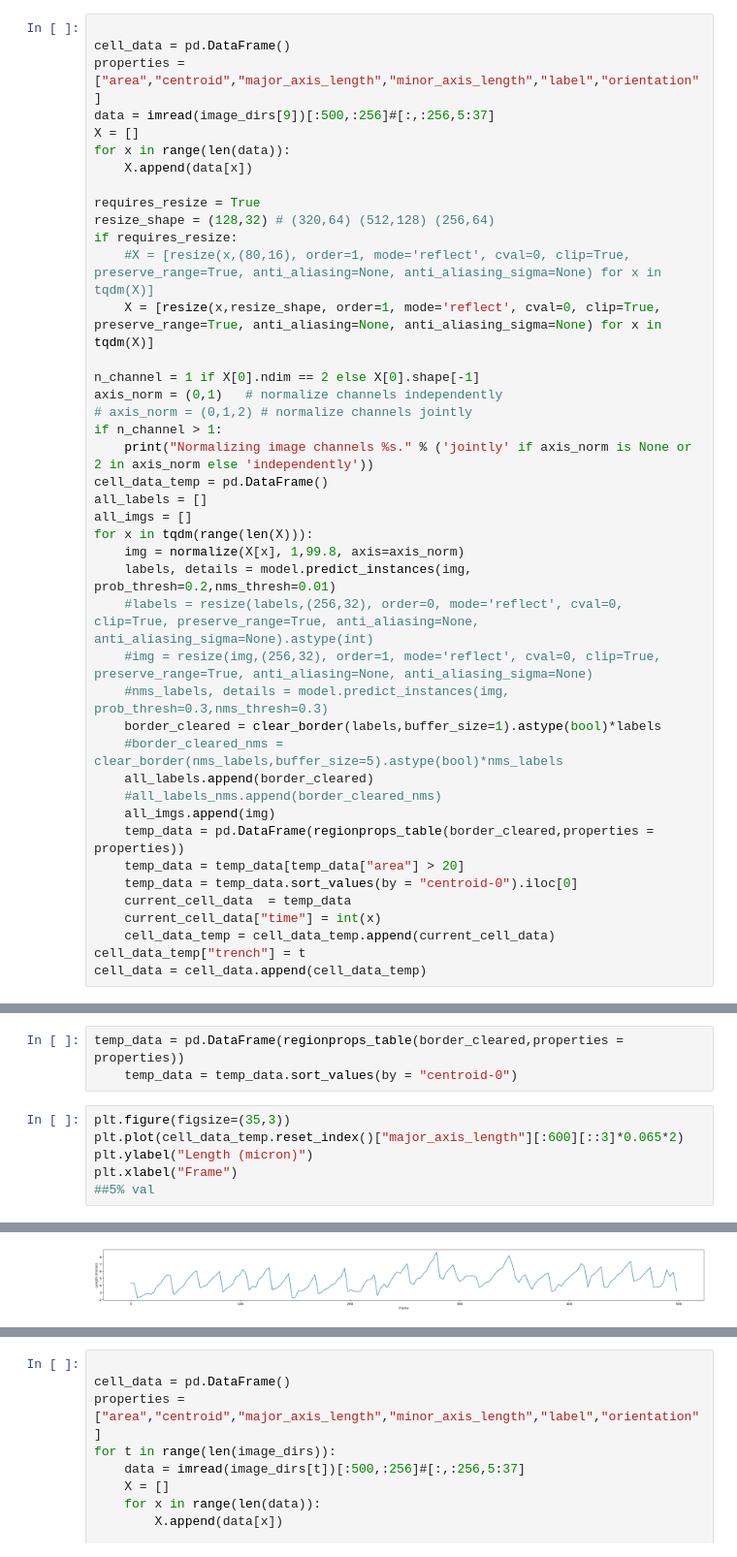
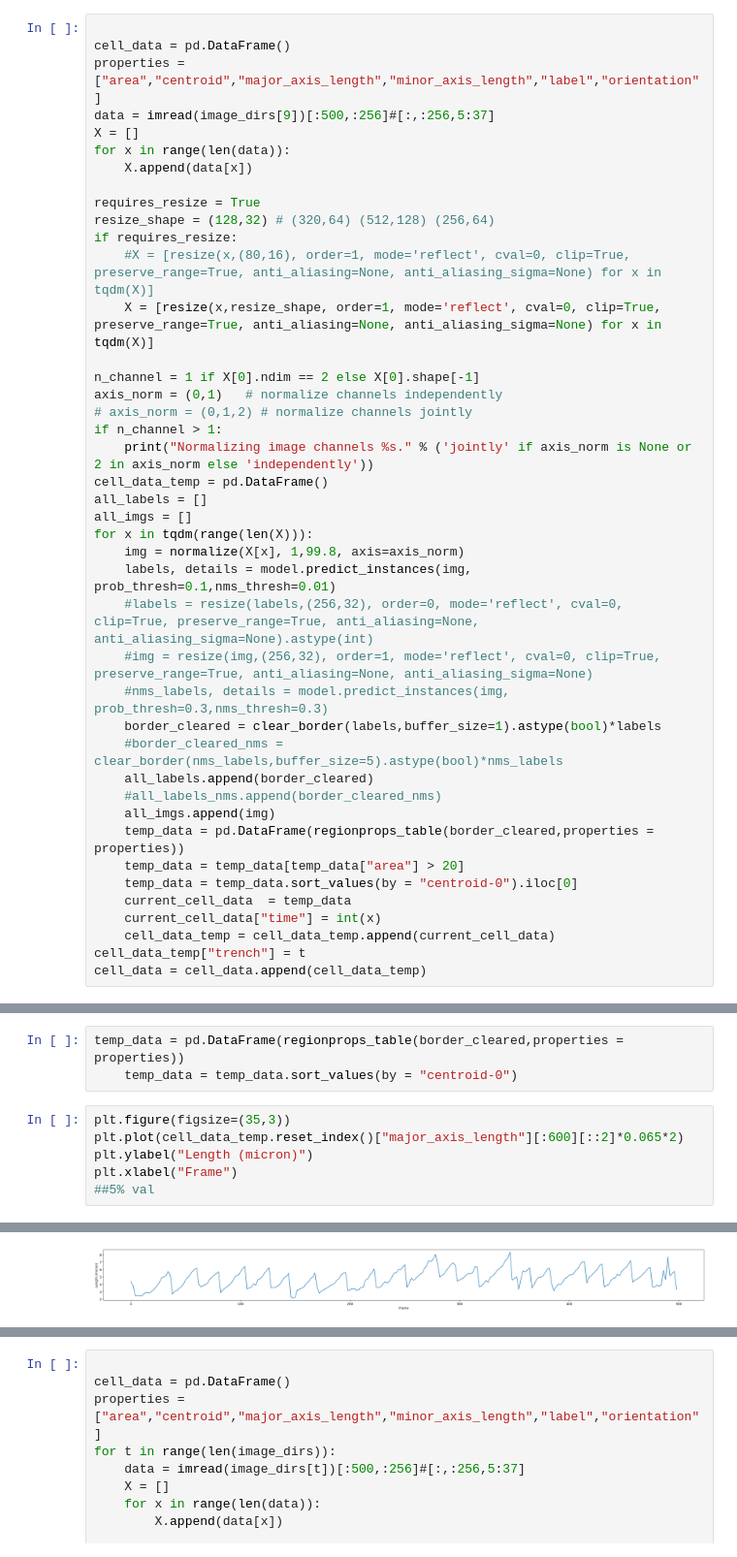
Before and after one commit to georgeoshardo/SyMBac, a Jupyter notebook: examples/deep_learning/StarDist/stardist_predict_100x_oil.ipynb, the cells around one changed output, grey strips where cells are left out. Shown: that part at 97% size. Saved outputs shown, nothing was run; the diff lists cells and outputs as text.

```diff
--- a/examples/deep_learning/StarDist/stardist_predict_100x_oil.ipynb
+++ b/examples/deep_learning/StarDist/stardist_predict_100x_oil.ipynb
@@ -70,7 +70,7 @@ all_labels = []
 all_imgs = []
 for x in tqdm(range(len(X))):
     img = normalize(X[x], 1,99.8, axis=axis_norm)
-    labels, details = model.predict_instances(img, prob_thresh=0.2,nms_thresh=0.01)
+    labels, details = model.predict_instances(img, prob_thresh=0.1,nms_thresh=0.01)
     #labels = resize(labels,(256,32), order=0, mode='reflect', cval=0, clip=True, preserve_range=True, anti_aliasing=None, anti_aliasing_sigma=None).astype(int)
     #img = resize(img,(256,32), order=1, mode='reflect', cval=0, clip=True, preserve_range=True, anti_aliasing=None, anti_aliasing_sigma=None)
     #nms_labels, details = model.predict_instances(img, prob_thresh=0.3,nms_thresh=0.3)
@@ -94,10 +94,10 @@ temp_data = pd.DataFrame(regionprops_table(border_cleared,properties = propertie
     temp_data = temp_data.sort_values(by = "centroid-0")
 # %%
 plt.figure(figsize=(35,3))
-plt.plot(cell_data_temp.reset_index()["major_axis_length"][:600][::3]*0.065*2)
+plt.plot(cell_data_temp.reset_index()["major_axis_length"][:600][::2]*0.065*2)
 plt.ylabel("Length (micron)")
 plt.xlabel("Frame")
 ##5% val
 # %% [output]
 Text(0.5, 0, 'Frame')
-[figure, old version]
+[figure, new version]
```
Also changed, not shown: parts of 3 cells of this notebook, 2 other files.
